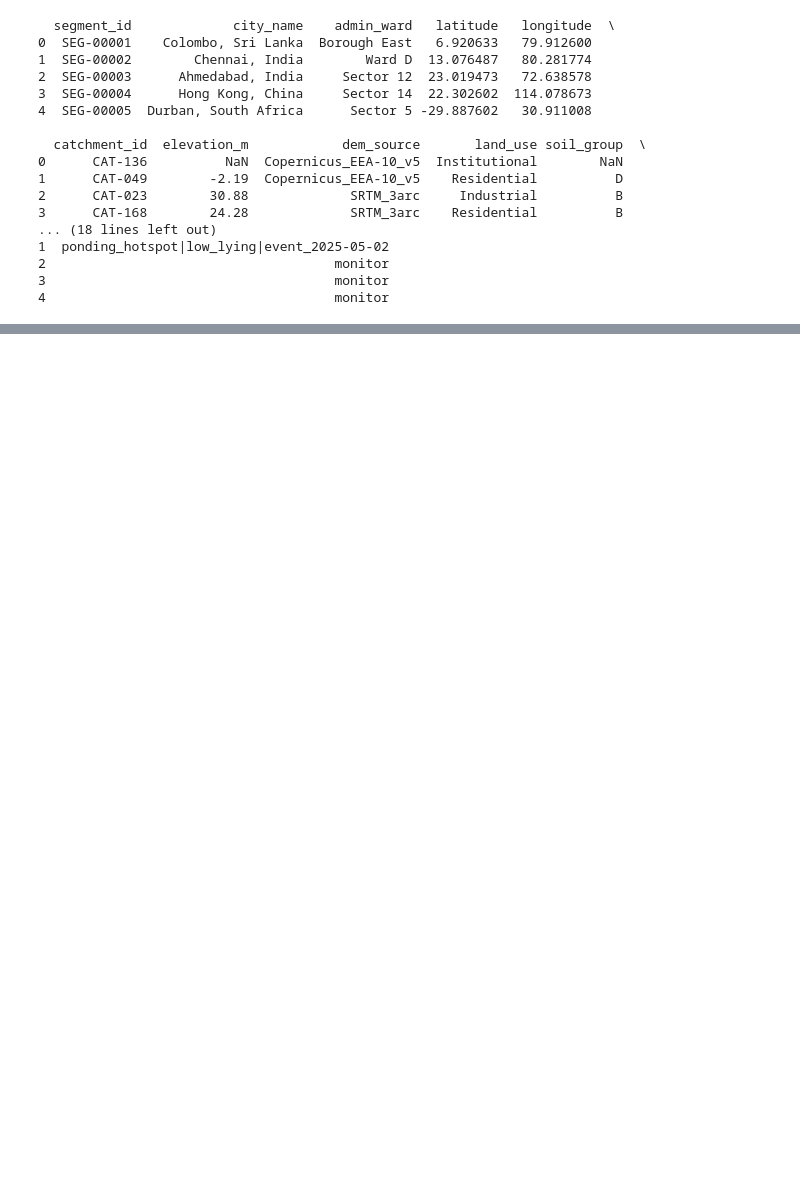
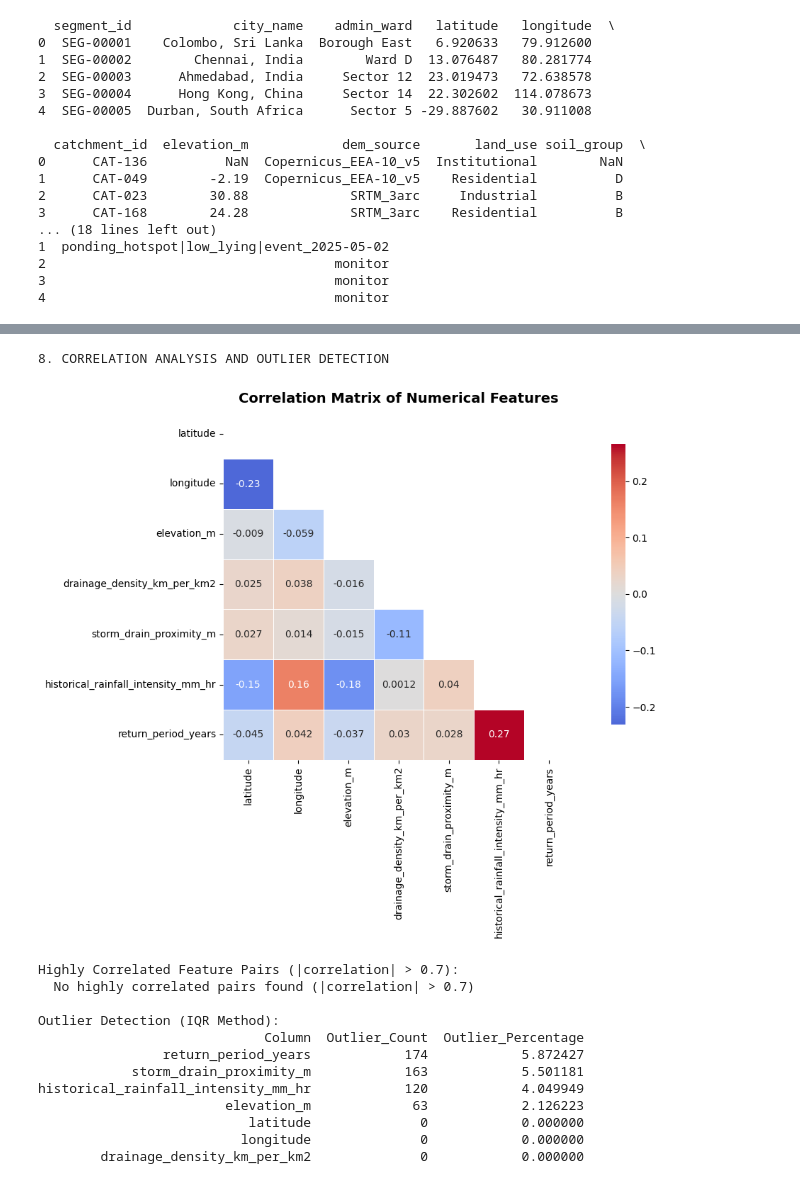
Before and after one commit to suzzk13/Urban_Flood_Risk, a Jupyter notebook: flood_risk.ipynb, the cells around one changed output, grey strips where cells are left out. Drawn from its saved outputs; the diff is of its cells as text; code cells hidden in the pictures; blank space fills up the shorter version.

```diff
--- a/flood_risk.ipynb
+++ b/flood_risk.ipynb
@@ -75,0 +346,72 @@ dtype: int64
+# %%
+
+
+print("\n8. CORRELATION ANALYSIS AND OUTLIER DETECTION")
+
+
+if len(numerical_cols) > 1:
+    # Correlation matrix
+    plt.figure(figsize=(12, 8))
+    correlation_matrix = df[numerical_cols].corr()
+
+    # Create correlation heatmap
+    mask = np.triu(np.ones_like(correlation_matrix, dtype=bool))
+    sns.heatmap(correlation_matrix, mask=mask, annot=True, cmap='coolwarm', center=0,
+                square=True, linewidths=0.5, cbar_kws={"shrink": 0.8})
+    plt.title('Correlation Matrix of Numerical Features', fontsize=14, fontweight='bold')
+    plt.tight_layout()
+    plt.show()
+
+    # Find highly correlated pairs
+    print("\nHighly Correlated Feature Pairs (|correlation| > 0.7):")
+    high_corr_pairs = []
+    for i in range(len(correlation_matrix.columns)):
+        for j in range(i+1, len(correlation_matrix.columns)):
+            corr_val = correlation_matrix.iloc[i, j]
+            if abs(corr_val) > 0.7:
+                high_corr_pairs.append((correlation_matrix.columns[i], correlation_matrix.columns[j], corr_val))
+
+    if high_corr_pairs:
+        for pair in high_corr_pairs:
+            print(f"  • {pair[0]} ↔ {pair[1]}: {pair[2]:.3f}")
+    else:
+        print("  No highly correlated pairs found (|correlation| > 0.7)")
+
+else:
+    print("Not enough numerical columns for correlation analysis")
+
+# Outlier detection using IQR method
+print(f"\nOutlier Detection (IQR Method):")
+if len(numerical_cols) > 0:
+    outlier_summary = []
+    for col in numerical_cols:
+        Q1 = df[col].quantile(0.25)
+        Q3 = df[col].quantile(0.75)
+        IQR = Q3 - Q1
+        lower_bound = Q1 - 1.5 * IQR
+        upper_bound = Q3 + 1.5 * IQR
+        outliers = df[(df[col] < lower_bound) | (df[col] > upper_bound)]
+        outlier_count = len(outliers)
+        outlier_percentage = (outlier_count / len(df)) * 100
+        outlier_summary.append((col, outlier_count, outlier_percentage))
+
+    outlier_df = pd.DataFrame(outlier_summary, columns=['Column', 'Outlier_Count', 'Outlier_Percentage'])
+    outlier_df = outlier_df.sort_values('Outlier_Percentage', ascending=False)
+    print(outlier_df.to_string(index=False))
+else:
+    print("No numerical columns available for outlier detection")
+# %% [output]
+8. CORRELATION ANALYSIS AND OUTLIER DETECTION
+[figure, added]
+Highly Correlated Feature Pairs (|correlation| > 0.7):
+  No highly correlated pairs found (|correlation| > 0.7)
+
+Outlier Detection (IQR Method):
+                             Column  Outlier_Count  Outlier_Percentage
+                return_period_years            174            5.872427
+            storm_drain_proximity_m            163            5.501181
+historical_rainfall_intensity_mm_hr            120            4.049949
+                        elevation_m             63            2.126223
+                           latitude              0            0.000000
+                          longitude              0            0.000000
+        drainage_density_km_per_km2              0            0.000000
```
Also changed, not shown: parts of 22 cells of this notebook.
